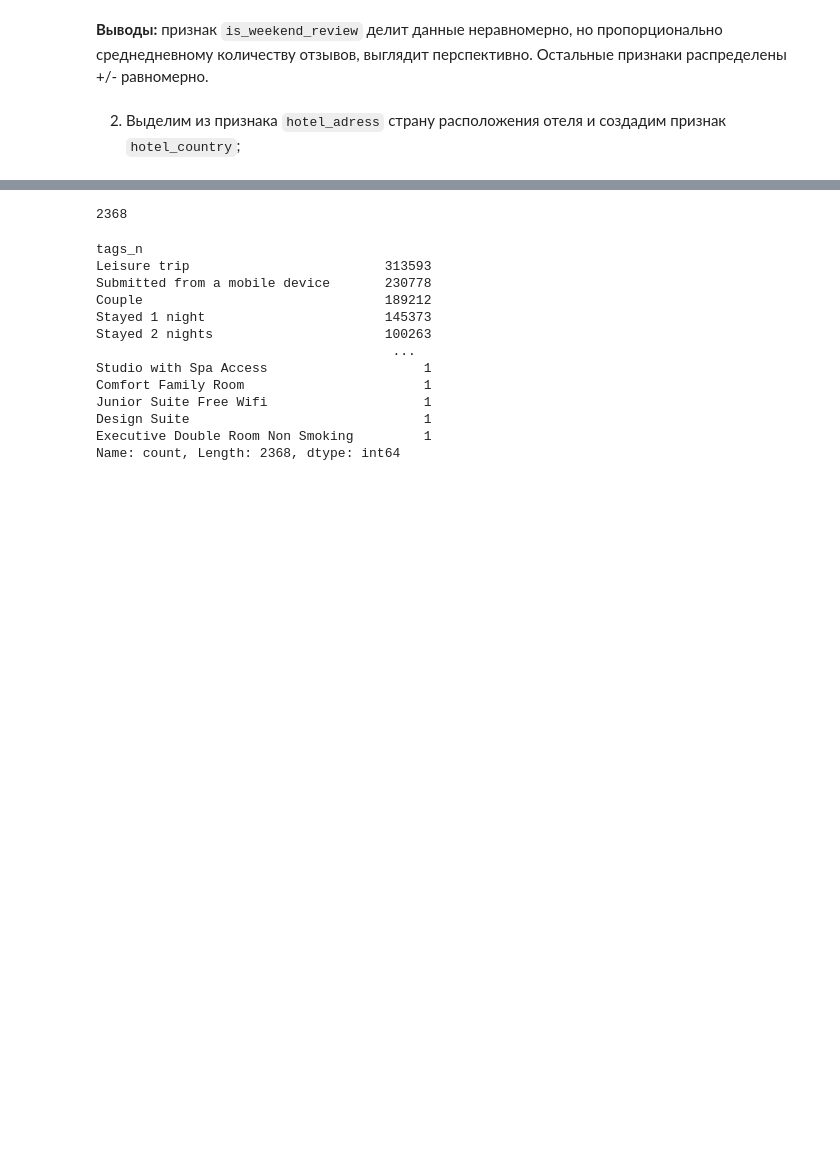
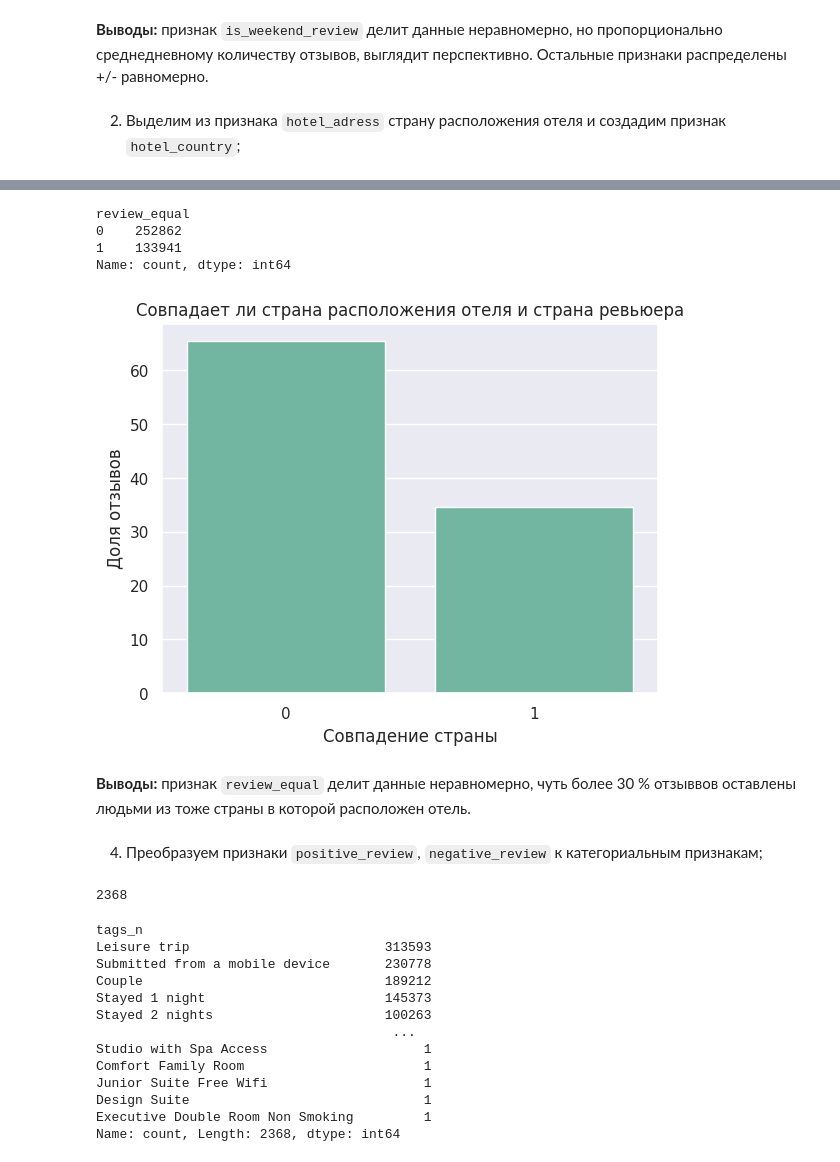
Before and after one commit to AntonYurkovskiy/Project_3_EDA_FE_BookingHotelsRating, a Jupyter notebook: EDA_Project_3_model.ipynb, the cells around one changed output, grey strips where cells are left out. Cells and saved outputs as stored; diff of their text form; code cells hidden in the pictures; blank space fills up the shorter version.

```diff
--- a/EDA_Project_3_model.ipynb
+++ b/EDA_Project_3_model.ipynb
@@ -203,0 +244,22 @@ hotels_copy['hotel_country'] = hotels_copy['hotel_adress']
+# %%
+hotels_copy['review_equal'] = hotels_copy.apply(lambda row: 1
+                                                # сравниваем значения в столбцах 'hotel_country' 'reviewer_nationality'
+                                                if row.hotel_country in row.reviewer_nationality
+                                                else 0, axis=1)
+hotels_copy['review_equal'].value_counts()
+# %% [output]
+review_equal
+0    252862
+1    133941
+Name: count, dtype: int64
+# %%
+# визуализируем
+ax = sns.countplot(hotels_copy, x="review_equal", stat='percent')
+ax.set(xlabel='Совпадение страны', ylabel='Доля отзывов')
+plt.title('Совпадает ли страна расположения отеля и страна ревьюера')
+# plt.xticks(rotation=45)
+plt.show()
+# %% [output]
+[figure, added]
+# %% [markdown]
+**Выводы:** признак `review_equal` делит данные неравномерно, чуть более 30 % отзыввов оставлены людьми из тоже страны в которой расположен отель.
@@ -204,3 +268,5 @@ hotels_copy['hotel_country'] = hotels_copy['hotel_adress']
+# %% [markdown]
+4. Преобразуем признаки `positive_review`, `negative_review` к категориальным признакам;
 # %%
 n_hotels = hotels.copy()
 
```
Also changed, not shown: parts of 12 cells of this notebook.
